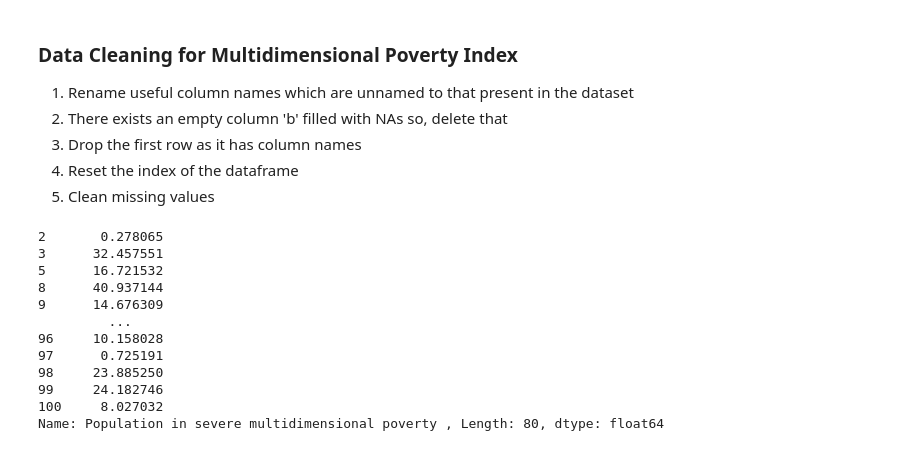
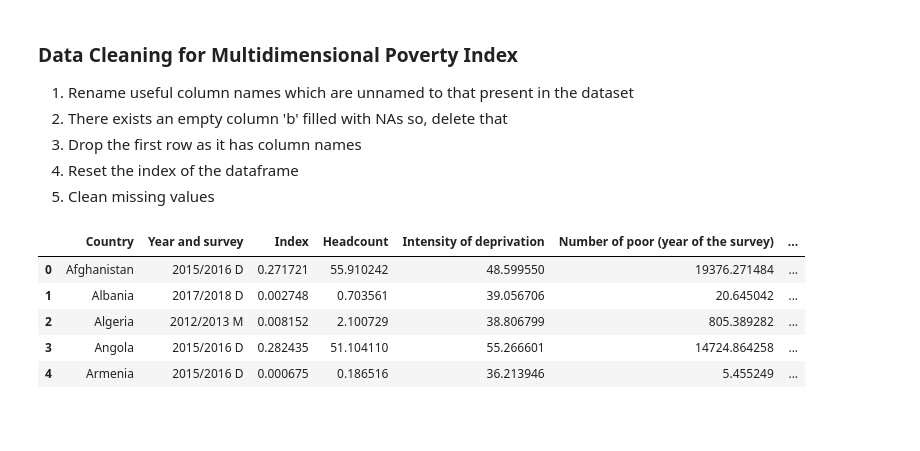
Before and after one commit to uic-cs418/cs418-spring22-eda-llc, a Jupyter notebook: poverty analysis/Poverty EDA.ipynb, the cells around one changed output. Drawn from its saved outputs; the diff is of its cells as text; code cells hidden in the pictures; blank space fills up the shorter version.

```diff
--- a/poverty analysis/Poverty EDA.ipynb
+++ b/poverty analysis/Poverty EDA.ipynb
@@ -18,35 +18,26 @@ labels = pd.read_excel("Aggregate_Category_and_Subcategory_Scores_FIW_2003-2022.
 4. Reset the index of the dataframe
 5. Clean missing values
 # %%
-
 
 df = df.rename(columns = {'Unnamed: 0':'Country', 'Unnamed: 18': 'Population vulnerable to multidimensional poverty'})
 
 df = df.drop(df.filter(regex='Unnamed:').columns, axis=1)
 df = df.drop('b', axis = 1)
 
 df = df.drop(0)
 df = df.reset_index(drop = True)
 
 # replace missing values not represented by NaN with it
 df = df.replace('..', np.NaN)
 
-df = df.dropna()
-
-df
+df.head(5)
 # %% [output]
-2       0.278065
-3      32.457551
-5      16.721532
-8      40.937144
-9      14.676309
-         ...
-96     10.158028
-97      0.725191
-98     23.885250
-99     24.182746
-100     8.027032
-Name: Population in severe multidimensional poverty , Length: 80, dtype: float64
+|  | Country | Year and survey | Index | Headcount | Intensity of deprivation | Number of poor (year of the survey) | ... |
+| 0 | Afghanistan | 2015/2016 D | 0.271721 | 55.910242 | 48.599550 | 19376.271484 | ... |
+| 1 | Albania | 2017/2018 D | 0.002748 | 0.703561 | 39.056706 | 20.645042 | ... |
+| 2 | Algeria | 2012/2013 M | 0.008152 | 2.100729 | 38.806799 | 805.389282 | ... |
+| 3 | Angola | 2015/2016 D | 0.282435 | 51.104110 | 55.266601 | 14724.864258 | ... |
+| 4 | Armenia | 2015/2016 D | 0.000675 | 0.186516 | 36.213946 | 5.455249 | ... |
 # %% [markdown]
 ### Data Cleaning for Aggregate Category and Subcategory Scores
 
```
Also changed, not shown: parts of 12 cells of this notebook, 1 other file.
